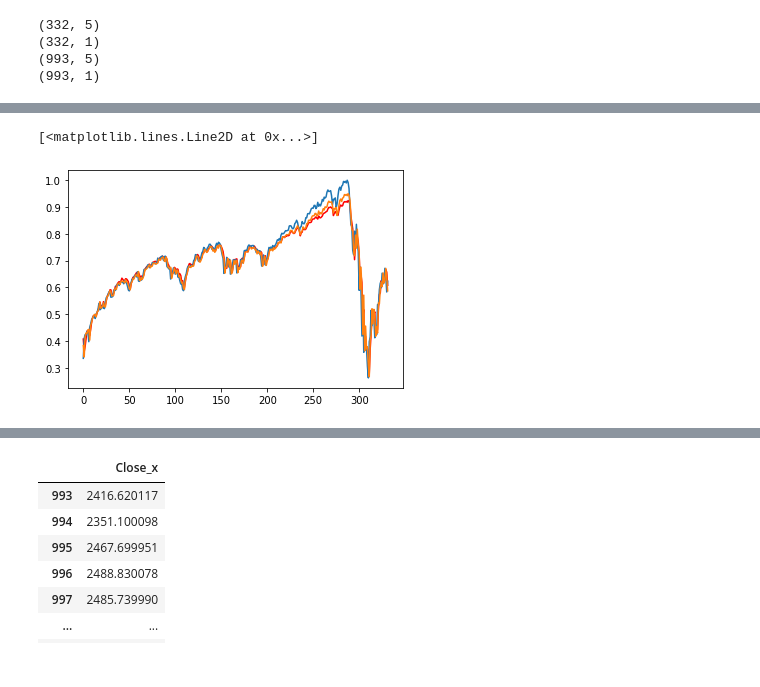
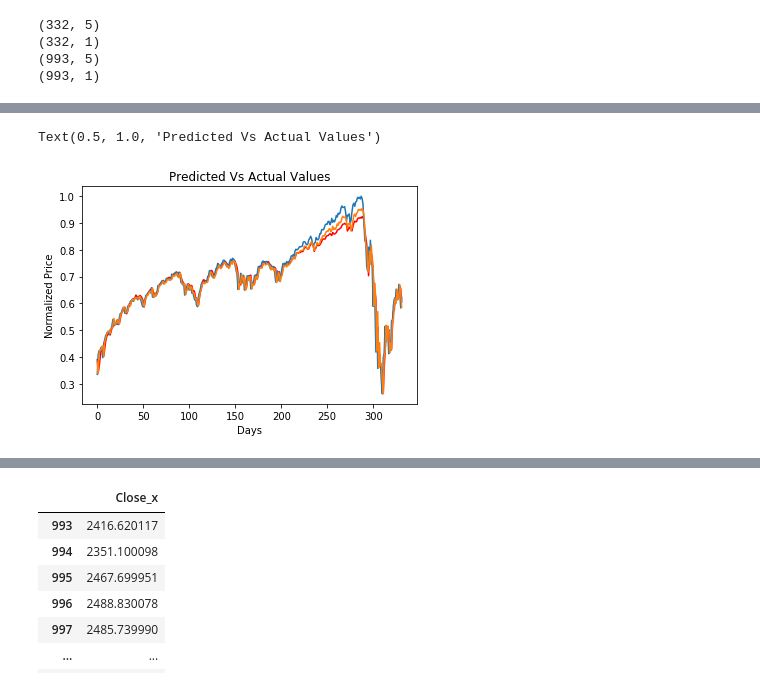
Before and after one commit to akframe123/bigdataproject, a Jupyter notebook: project.ipynb, the cells around one changed output, grey strips where cells are left out. Drawn from its saved outputs; the diff is of its cells as text; code cells hidden in the pictures.

```diff
--- a/project.ipynb
+++ b/project.ipynb
@@ -496,6 +460,7 @@ test1
 # %%
 
 df = test1.drop(["Date_x","Date_y","Date","2 Mo","Volume_y","Adj Close_x","Adj Close_y","trend","Close_y"],axis=1)
+df["1&3Mo Diff"] = df["1 Mo"] - df["3 Mo"]
 xts = pd.DataFrame(df["Close_x"])
 xts = xts.reset_index(drop=True)
 xts = xts.drop([1325])
@@ -618,16 +581,3 @@ print(Y_train.shape)
 (332, 1)
 (993, 5)
 (993, 1)
-# %%
-'''
-Xc_train = np.asarray(Xctr)
-Xc_test = np.asarray(Xcts)
-Xc_train = np.reshape(Xc_train, (Xc_train.shape[0], Xc_train.shape[1],1))
-Xc_test = np.reshape(Xc_test, (Xc_test.shape[0], Xc_test.shape[1],1))
-
-modelc = Sequential()
-modelc.add(LSTM(10, input_shape=(4,1)))
-modelc.add(Dense(1))
-modelc.compile(loss='mean_squared_error', optimizer='adam')
-modelc.fit(Xc_train, Y_train, epochs=100, batch_size=1, verbose=1)
-'''
@@ -739,8 +683,10 @@ plt.scatter(trainPredict,Y_train)
 # %%
 plt.plot(testPredict,color='r')
 plt.plot(Y_test)
 plt.plot(btestPredict)
-#plt.plot(ctestPredict)
+plt.ylabel("Normalized Price")
+plt.xlabel("Days")
+plt.title("Predicted Vs Actual Values")
 # %% [output]
-[<matplotlib.lines.Line2D at 0x...>]
+Text(0.5, 1.0, 'Predicted Vs Actual Values')
-[figure, old version]
+[figure, new version]
```
Also changed, not shown: parts of 39 cells of this notebook.
